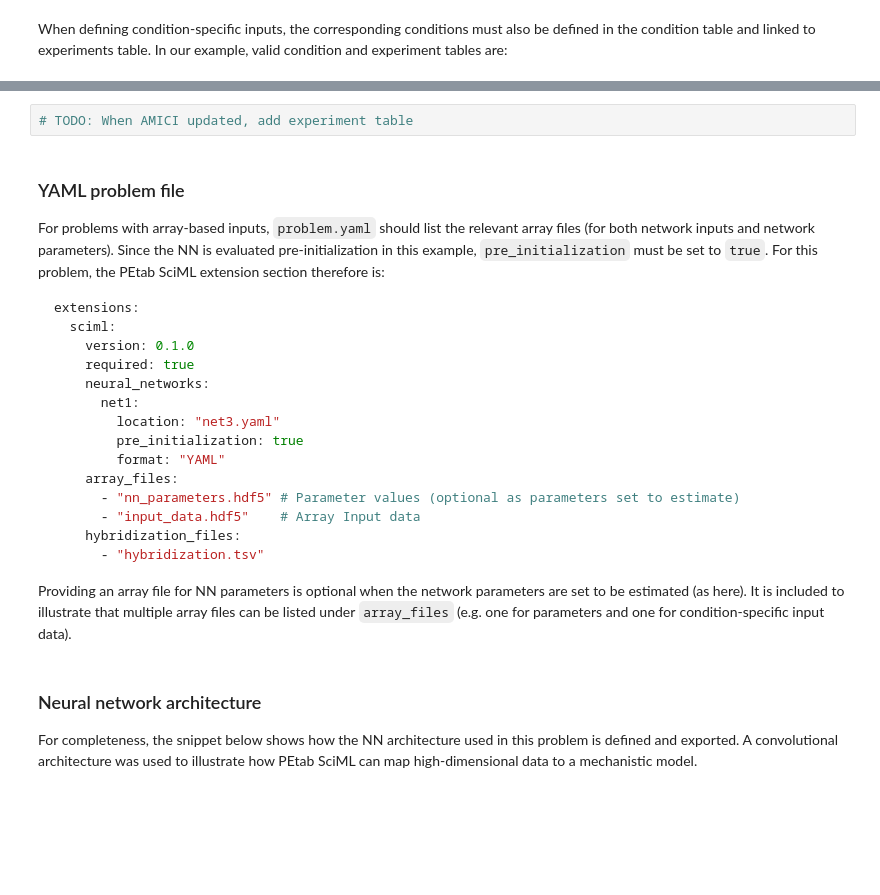
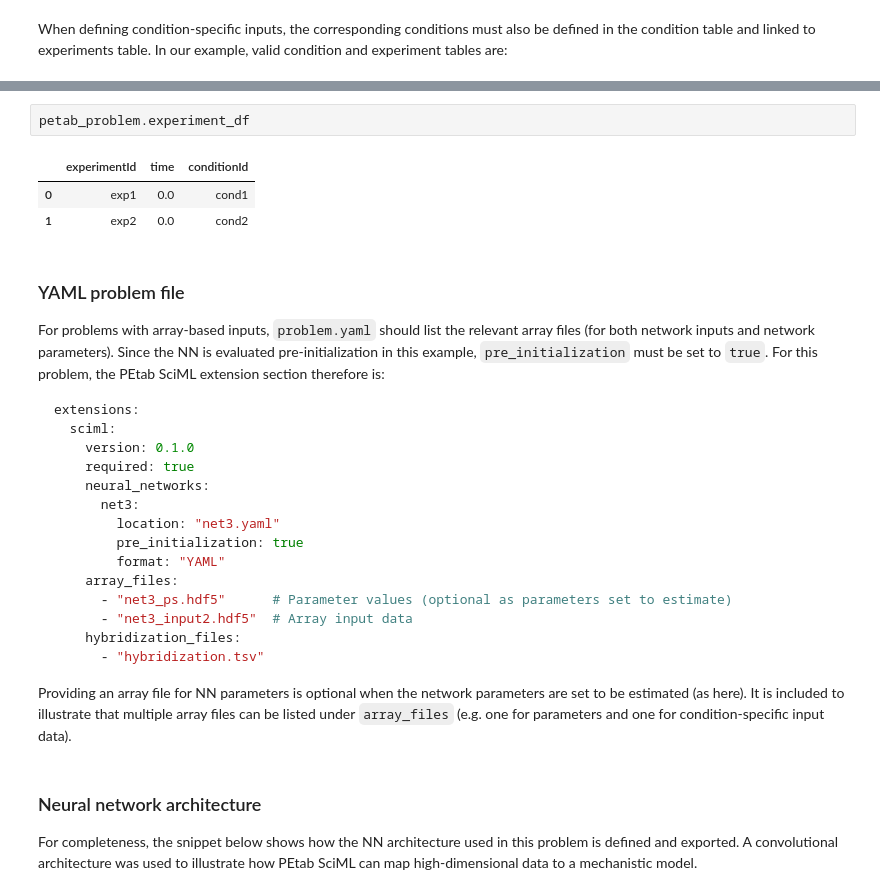
Before and after one commit to PEtab-dev/petab_sciml, a Jupyter notebook: doc/examples/how_to_dmms/how_to_dmms.ipynb, the cells around one changed output, grey strips where cells are left out. Cells and saved outputs as stored; diff of their text form; blank space fills up the shorter version.

Commit message:
update doc examples to full v2 and latest amici release

````diff
--- a/doc/examples/how_to_dmms/how_to_dmms.ipynb
+++ b/doc/examples/how_to_dmms/how_to_dmms.ipynb
@@ -161,5 +155,9 @@ petab_problem.condition_df
 # %%
-# TODO: When AMICI updated, add experiment table
+petab_problem.experiment_df
+# %% [output]
+|  | experimentId | time | conditionId |
+| 0 | exp1 | 0.0 | cond1 |
+| 1 | exp2 | 0.0 | cond2 |
 # %% [markdown]
 ### YAML problem file
 
@@ -171,13 +169,13 @@ extensions:
     version: 0.1.0
     required: true
     neural_networks:
-      net1:
+      net3:
         location: "net3.yaml"
         pre_initialization: true
         format: "YAML"
     array_files:
-      - "nn_parameters.hdf5" # Parameter values (optional as parameters set to estimate)
-      - "input_data.hdf5"    # Array Input data
+      - "net3_ps.hdf5"      # Parameter values (optional as parameters set to estimate)
+      - "net3_input2.hdf5"  # Array input data
     hybridization_files:
       - "hybridization.tsv"
 ```
````
Also changed, not shown: parts of 6 cells of this notebook, 39 other files.
